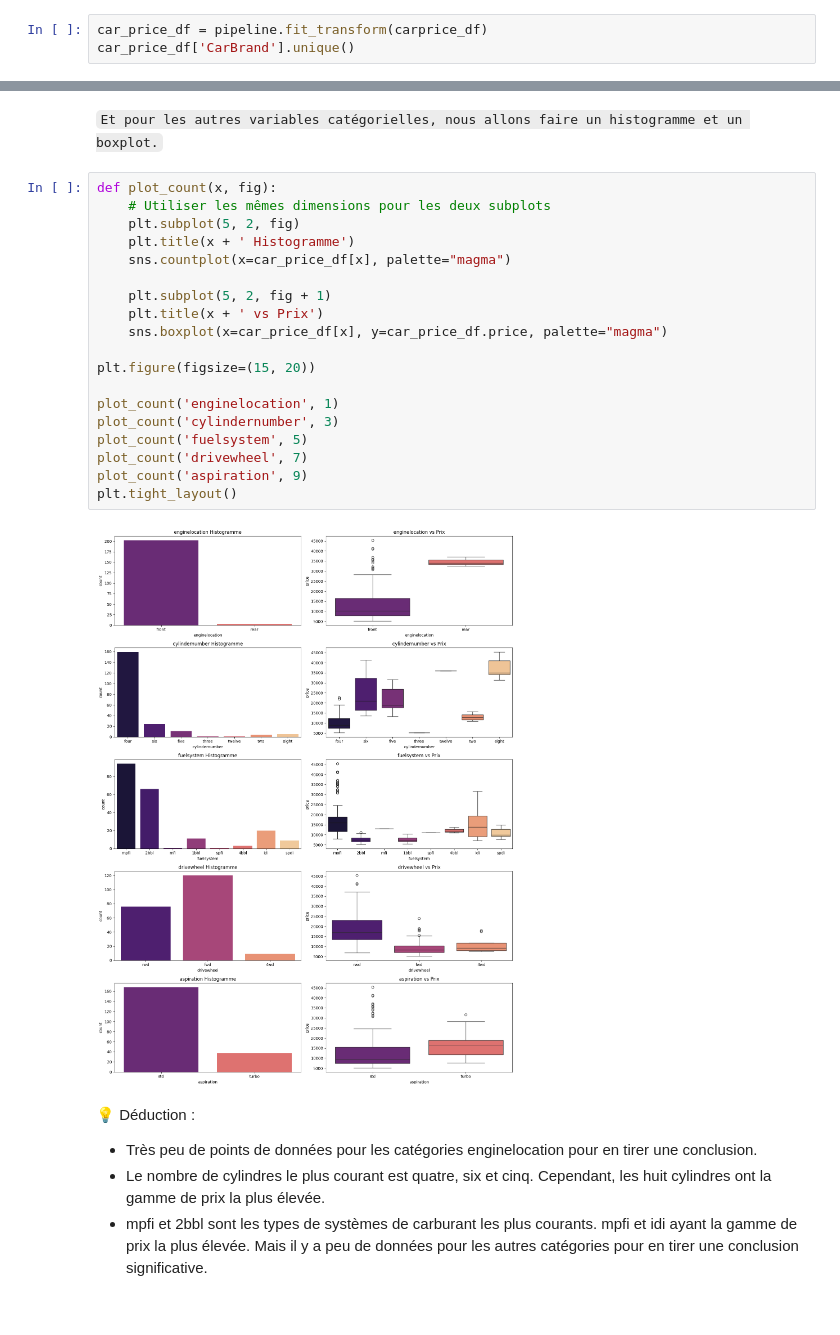
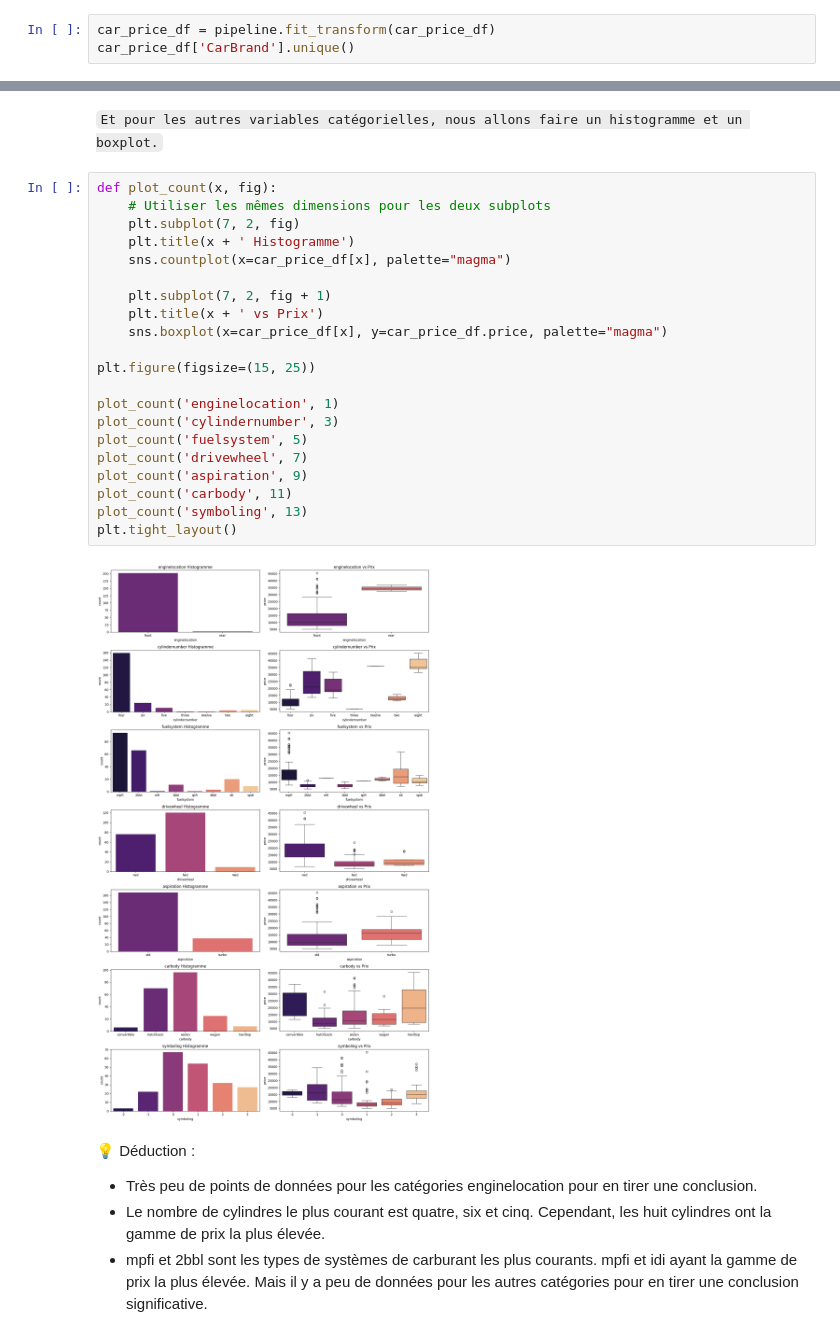
Before and after one commit to logan974/DataCupChallengeLoganFork, a Jupyter notebook: MasterClass_3/Cours3.ipynb, the cells around one changed output, grey strips where cells are left out. Cells and saved outputs as stored; diff of their text form.

```diff
--- a/MasterClass_3/Cours3.ipynb
+++ b/MasterClass_3/Cours3.ipynb
@@ -647,7 +647,7 @@ Pipeline(steps=[('extract_car_brand',
                 ('rename_car_brand',
                  FunctionTransformer(func=<function rename_car_brand at 0x...>))])
 # %%
-car_price_df = pipeline.fit_transform(carprice_df)
+car_price_df = pipeline.fit_transform(car_price_df)
 car_price_df['CarBrand'].unique()
 # %% [output]
 array(['alfa-romero', 'audi', 'bmw', 'chevrolet', 'dodge', 'honda',
@@ -860,24 +860,26 @@ plt.show()
 # %%
 def plot_count(x, fig):
     # Utiliser les mêmes dimensions pour les deux subplots
-    plt.subplot(5, 2, fig)
+    plt.subplot(7, 2, fig)
     plt.title(x + ' Histogramme')
     sns.countplot(x=car_price_df[x], palette="magma")
 
-    plt.subplot(5, 2, fig + 1)
+    plt.subplot(7, 2, fig + 1)
     plt.title(x + ' vs Prix')
     sns.boxplot(x=car_price_df[x], y=car_price_df.price, palette="magma")
 
-plt.figure(figsize=(15, 20))
+plt.figure(figsize=(15, 25))
 
 plot_count('enginelocation', 1)
 plot_count('cylindernumber', 3)
 plot_count('fuelsystem', 5)
 plot_count('drivewheel', 7)
 plot_count('aspiration', 9)
+plot_count('carbody', 11)
+plot_count('symboling', 13)
 plt.tight_layout()
 # %% [output]
-[figure, old version]
+[figure, new version]
 # %% [markdown]
 
 💡 Déduction :
```
Also changed, not shown: parts of 16 cells of this notebook.
